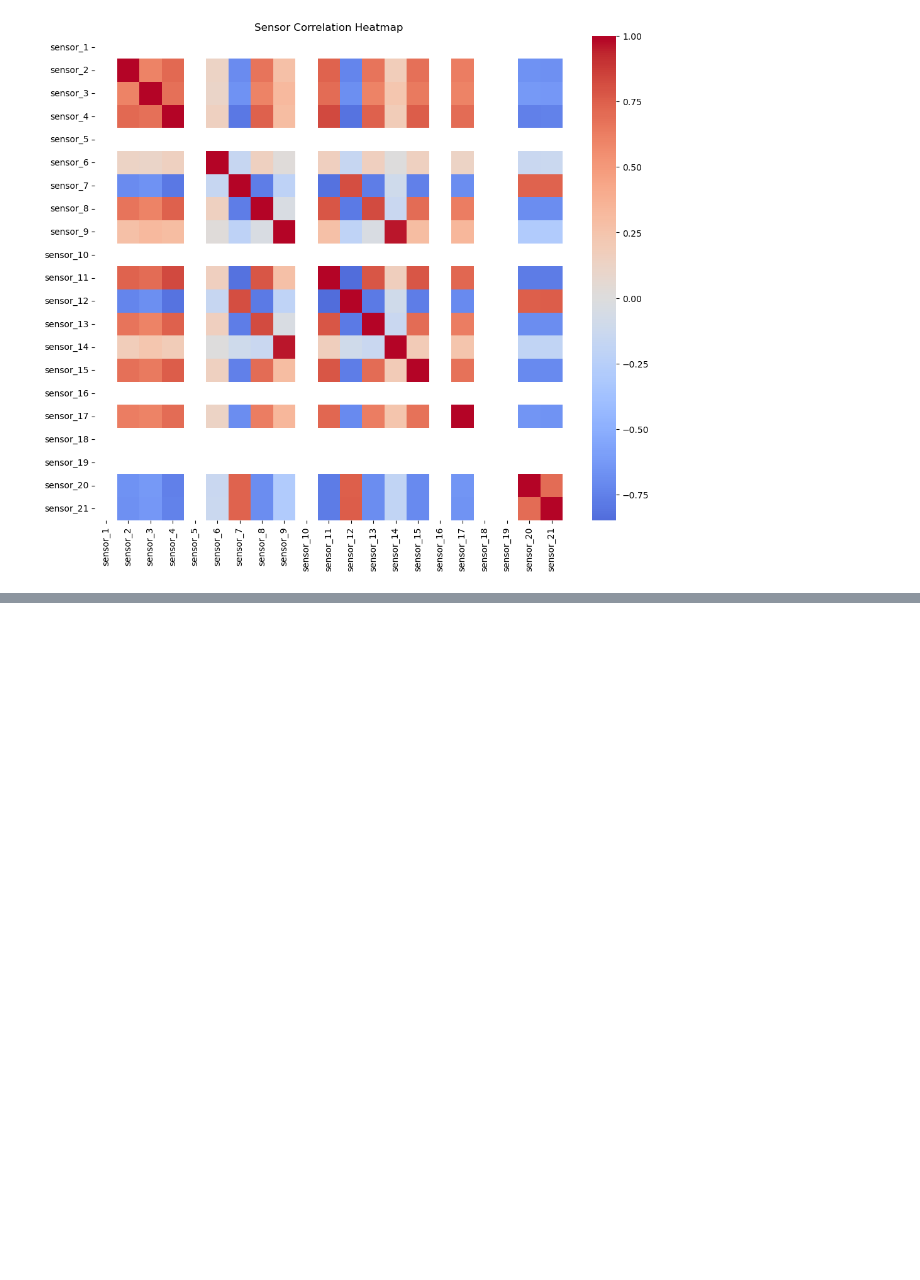
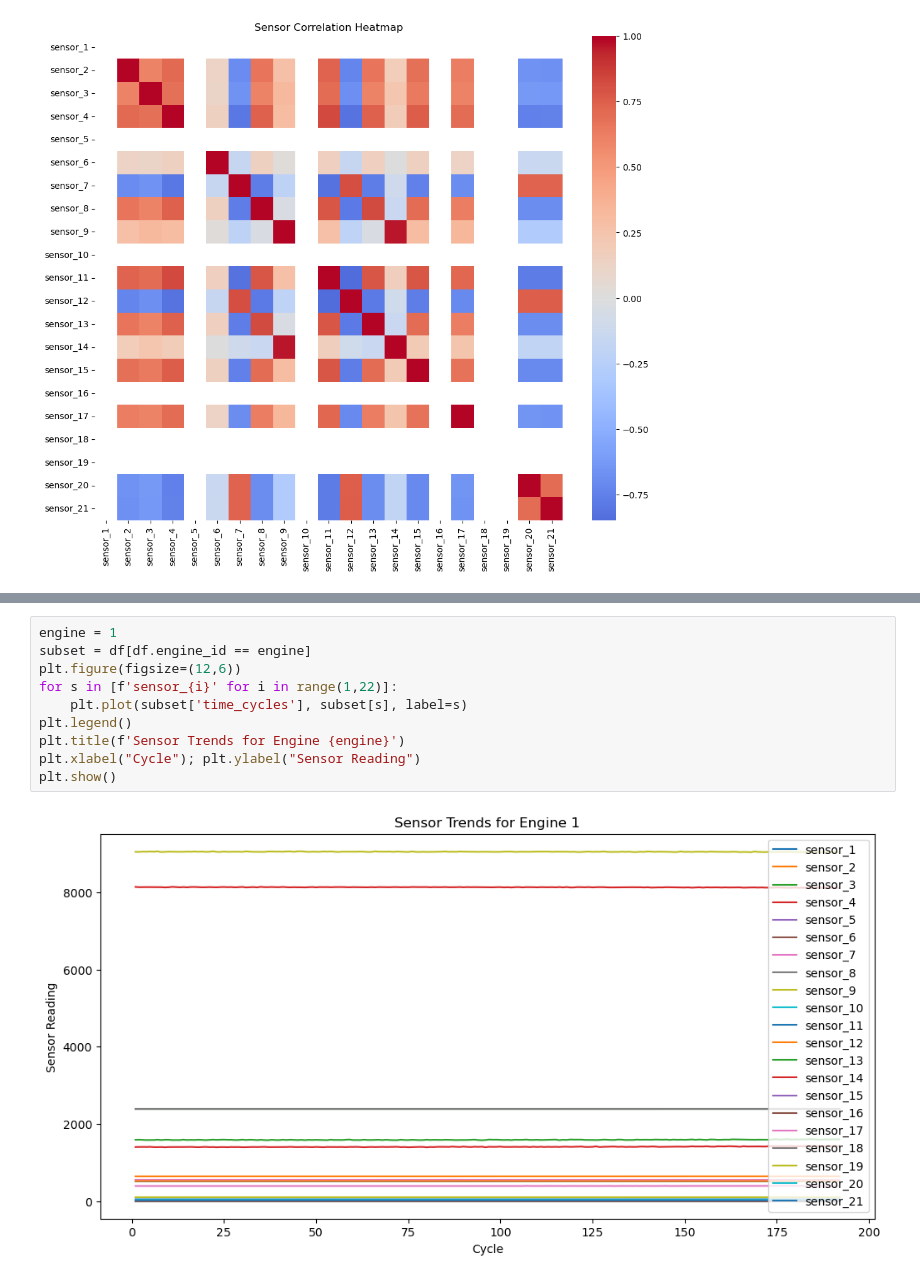
Before and after one commit to Wellbek/NASA-Turbofan-Twin, a Jupyter notebook: notebooks/01_eda_cmapss.ipynb, the cells around one changed output, grey strips where cells are left out. Cells and saved outputs as stored; diff of their text form; blank space fills up the shorter version.

Commit message:
Engine Sensor Time-Series

```diff
--- a/notebooks/01_eda_cmapss.ipynb
+++ b/notebooks/01_eda_cmapss.ipynb
@@ -66,0 +88,12 @@ plt.show()
+# %%
+engine = 1
+subset = df[df.engine_id == engine]
+plt.figure(figsize=(12,6))
+for s in [f'sensor_{i}' for i in range(1,22)]:
+    plt.plot(subset['time_cycles'], subset[s], label=s)
+plt.legend()
+plt.title(f'Sensor Trends for Engine {engine}')
+plt.xlabel("Cycle"); plt.ylabel("Sensor Reading")
+plt.show()
+# %% [output]
+[figure, added]
```
Also changed, not shown: parts of 2 cells of this notebook.
